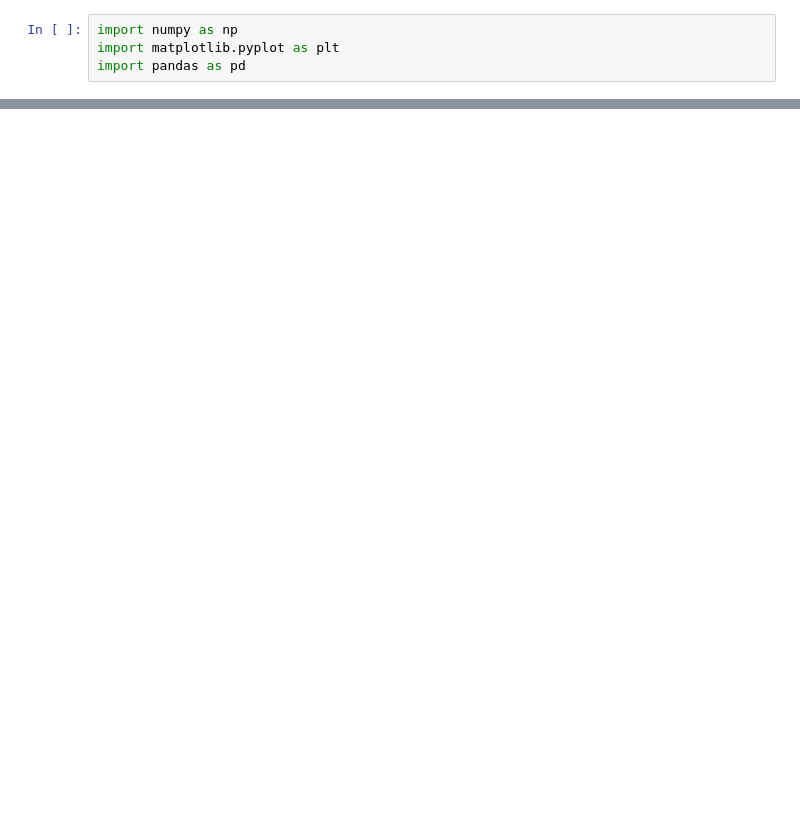
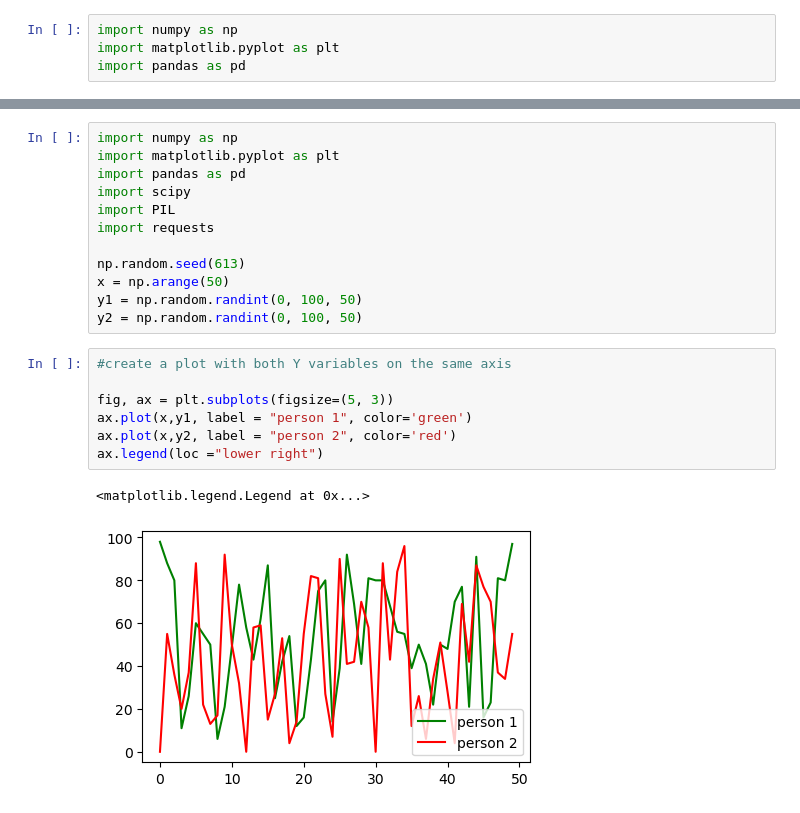
Before and after one commit to muby4/visualization, a Jupyter notebook: 02_activities/assignments/participation/Assignment-1.ipynb, the cells around one changed output, grey strips where cells are left out. Cells and saved outputs as stored; diff of their text form; blank space fills up the shorter version.

```diff
--- a/02_activities/assignments/participation/Assignment-1.ipynb
+++ b/02_activities/assignments/participation/Assignment-1.ipynb
@@ -93,0 +94,22 @@ ax.grid(axis = 'y', color = 'blue', linewidth = 0.5)
+# %%
+import numpy as np
+import matplotlib.pyplot as plt
+import pandas as pd
+import scipy
+import PIL
+import requests
+
+np.random.seed(613)
+x =	np.arange(50)
+y1 = np.random.randint(0, 100, 50)
+y2 = np.random.randint(0, 100, 50)
+# %%
+#create a plot with both Y variables on the same axis
+
+fig, ax = plt.subplots(figsize=(5, 3))
+ax.plot(x,y1, label = "person 1", color='green')
+ax.plot(x,y2, label = "person 2", color='red')
+ax.legend(loc ="lower right")
+# %% [output]
+<matplotlib.legend.Legend at 0x...>
+[figure, added]
```
Also changed, not shown: parts of 41 cells of this notebook.
